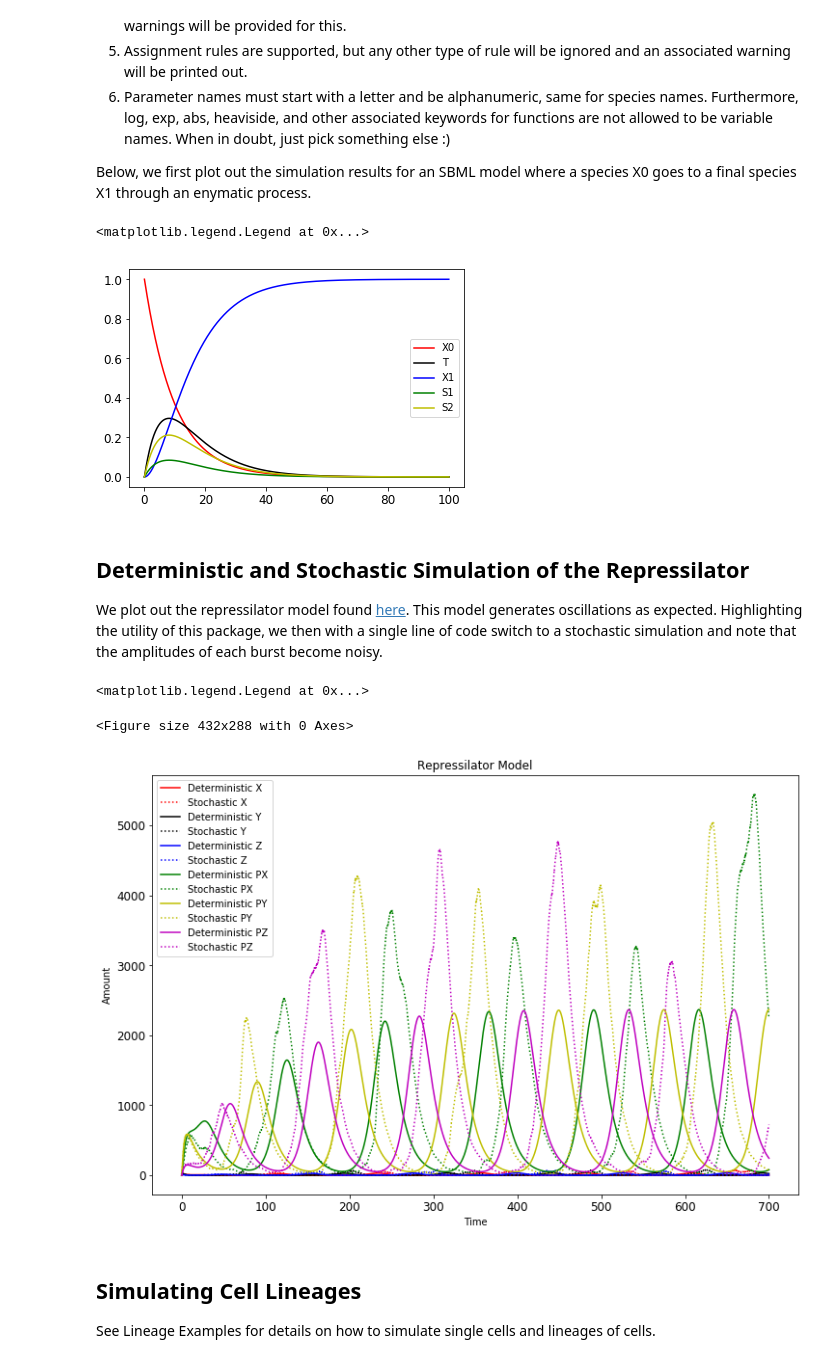
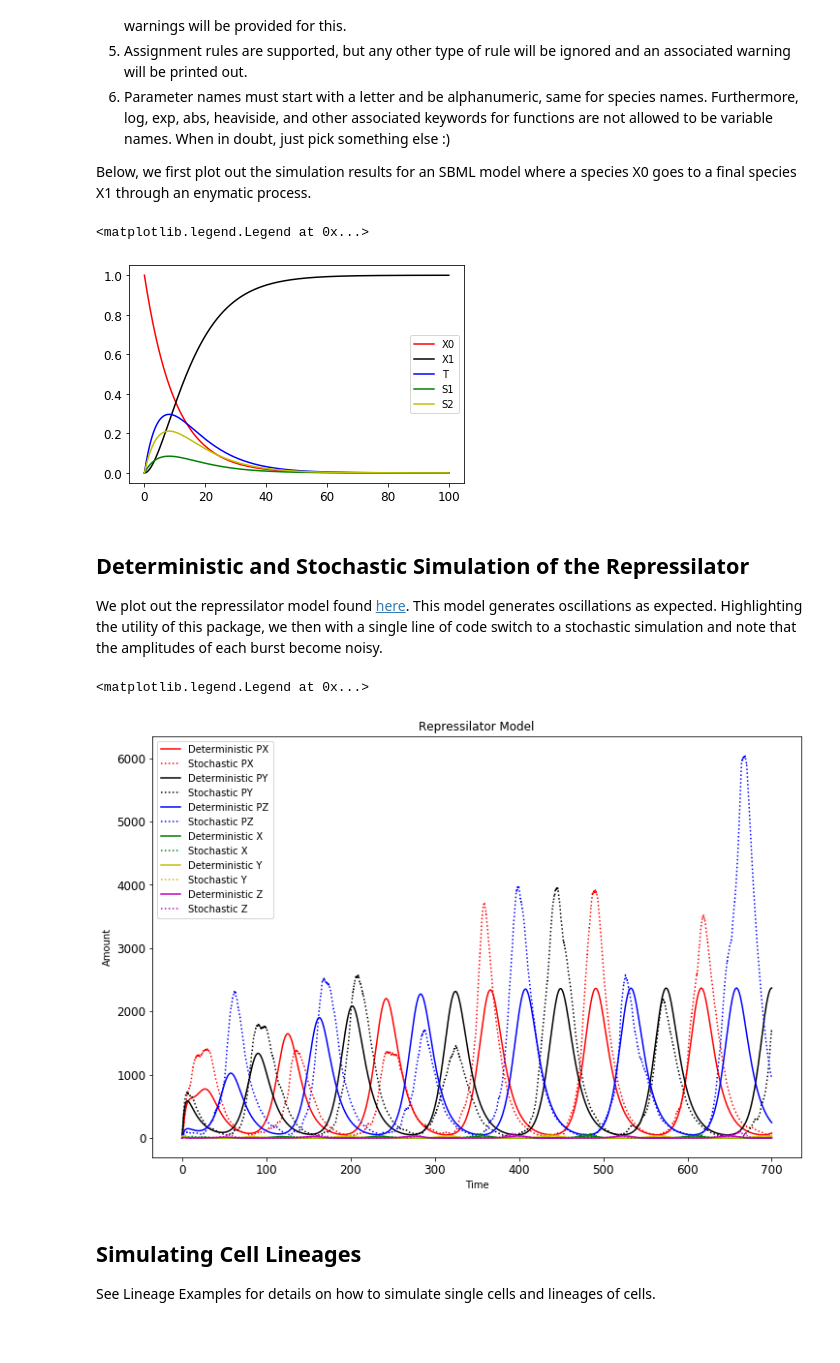
Before and after one commit to biocircuits/bioscrape, a Jupyter notebook: examples/Basic Examples - START HERE.ipynb, the cells around one changed output. Saved outputs shown, nothing was run; the diff lists cells and outputs as text; code cells hidden in the pictures; blank space fills up the shorter version.

```diff
--- a/examples/Basic Examples - START HERE.ipynb
+++ b/examples/Basic Examples - START HERE.ipynb
@@ -297,8 +297,8 @@ The next cell imports a model from an SBML file and then simulates it using a de
 
 Below, we first plot out the simulation results for an SBML model where a species X0 goes to a final species X1 through an enymatic process.
 # %%
-from bioscrape.types import read_model_from_sbml
-M_sbml = read_model_from_sbml('models/sbml_test.xml')
+from bioscrape.sbmlutil import import_sbml
+M_sbml = import_sbml('models/sbml_test.xml')
 timepoints = np.linspace(0,100,1000)
 
 result = py_simulate_model(timepoints, Model = M_sbml)
@@ -310,7 +310,7 @@ for s in M_sbml.get_species_list():
 plt.legend()
 # %% [output]
 <matplotlib.legend.Legend at 0x...>
-[figure, old version]
+[figure, new version]
 # %% [markdown]
 ## Deterministic and Stochastic Simulation of the Repressilator
 
@@ -318,29 +318,27 @@ We  plot out the repressilator model found <a href="http://www.ebi.ac.uk/biomode
 # %%
 # Repressilator deterministic example
 import bioscrape
-plt.figure()
-M_represillator = bioscrape.types.read_model_from_sbml('models/repressilator_sbml.xml')
+M_represillator = bioscrape.sbmlutil.import_sbml('models/repressilator_sbml.xml')
 
 #Simulate Deterministically and Stochastically
 timepoints = np.linspace(0,700,10000)
 result_det = py_simulate_model(timepoints, Model = M_represillator)
 result_stoch = py_simulate_model(timepoints, Model = M_represillator, stochastic = True)
 
 #Plot Results
 plt.figure(figsize = (12, 8))
 for i in range(len(M_represillator.get_species_list())):
     s = M_represillator.get_species_list()[i]
     plt.plot(timepoints, result_det[s], color = color_list[i], label = "Deterministic "+s)
     plt.plot(timepoints, result_stoch[s], ":", color = color_list[i], label = "Stochastic "+s)
 
 plt.title('Repressilator Model')
 plt.xlabel('Time')
 plt.ylabel('Amount')
 plt.legend()
 # %% [output]
 <matplotlib.legend.Legend at 0x...>
-<Figure size 432x288 with 0 Axes>
-[figure, old version]
+[figure, new version]
 # %% [markdown]
 ## Simulating Cell Lineages
 See Lineage Examples for details on how to simulate single cells and lineages of cells.
```
Also changed, not shown: parts of 4 cells of this notebook, 13 other files.
